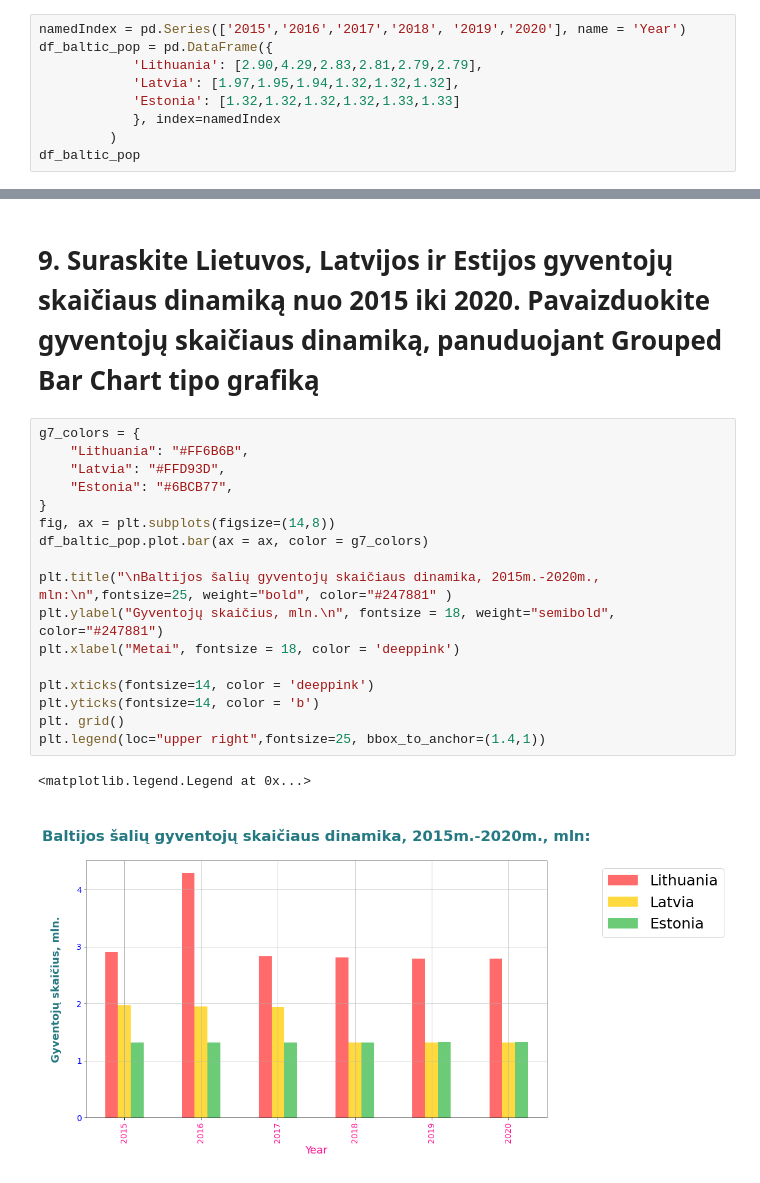
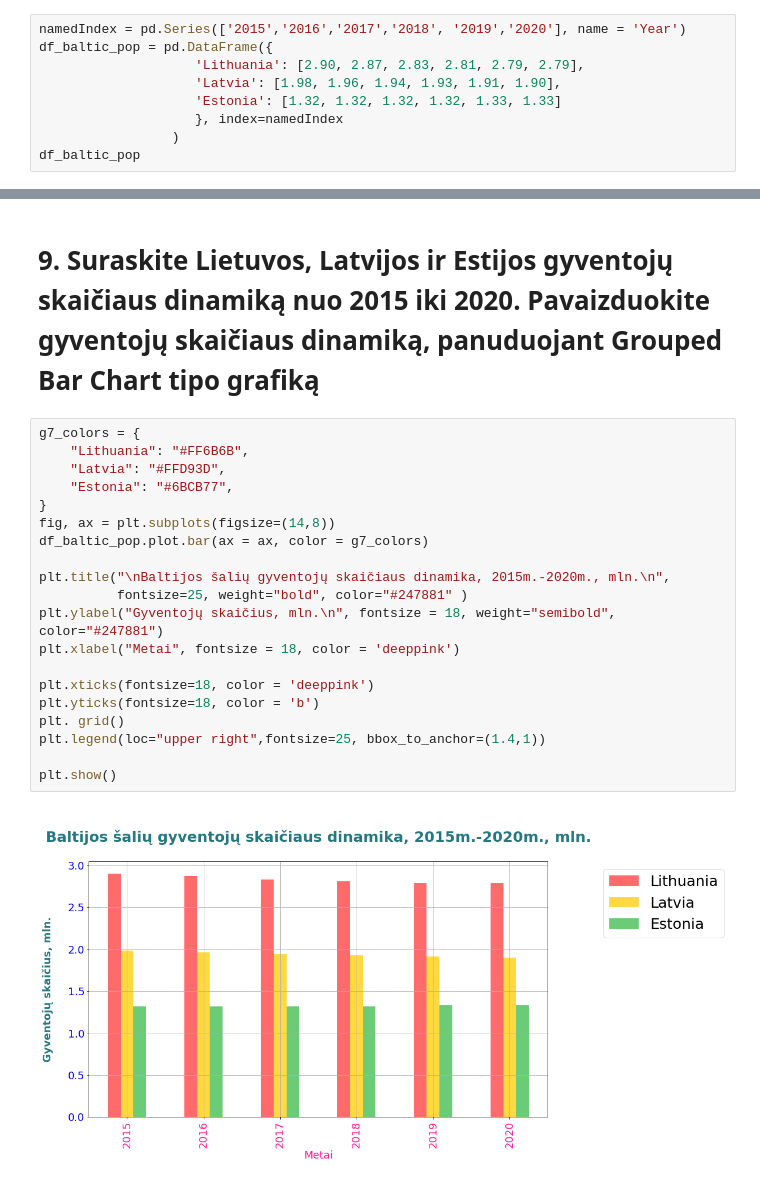
Before and after one commit to surailovaite/Baltic-States-populiation, a Jupyter notebook: Baltijos_salys.ipynb, the cells around one changed output, grey strips where cells are left out. Cells and saved outputs as stored; diff of their text form.

```diff
--- a/Baltijos_salys.ipynb
+++ b/Baltijos_salys.ipynb
@@ -96,11 +113,11 @@ plt.show()
 # %%
 namedIndex = pd.Series(['2015','2016','2017','2018', '2019','2020'], name = 'Year')
 df_baltic_pop = pd.DataFrame({
-            'Lithuania': [2.90,4.29,2.83,2.81,2.79,2.79],
-            'Latvia': [1.97,1.95,1.94,1.32,1.32,1.32],
-            'Estonia': [1.32,1.32,1.32,1.32,1.33,1.33]
-            }, index=namedIndex
-         )
+                    'Lithuania': [2.90, 2.87, 2.83, 2.81, 2.79, 2.79],
+                    'Latvia': [1.98, 1.96, 1.94, 1.93, 1.91, 1.90],
+                    'Estonia': [1.32, 1.32, 1.32, 1.32, 1.33, 1.33]
+                    }, index=namedIndex
+                 )
 df_baltic_pop
 # %% [output]
 |  | Lithuania | Latvia | Estonia |
@@ -132,20 +150,22 @@ plt.show()
 # %%
 g7_colors = {
     "Lithuania": "#FF6B6B",
     "Latvia": "#FFD93D",
     "Estonia": "#6BCB77",
 }
 fig, ax = plt.subplots(figsize=(14,8))
 df_baltic_pop.plot.bar(ax = ax, color = g7_colors)
 
-plt.title("\nBaltijos šalių gyventojų skaičiaus dinamika, 2015m.-2020m., mln:\n",fontsize=25, weight="bold", color="#247881" )
+plt.title("\nBaltijos šalių gyventojų skaičiaus dinamika, 2015m.-2020m., mln.\n",
+          fontsize=25, weight="bold", color="#247881" )
 plt.ylabel("Gyventojų skaičius, mln.\n", fontsize = 18, weight="semibold", color="#247881")
 plt.xlabel("Metai", fontsize = 18, color = 'deeppink')
 
-plt.xticks(fontsize=14, color = 'deeppink')
-plt.yticks(fontsize=14, color = 'b')
+plt.xticks(fontsize=18, color = 'deeppink')
+plt.yticks(fontsize=18, color = 'b')
 plt. grid()
 plt.legend(loc="upper right",fontsize=25, bbox_to_anchor=(1.4,1))
+
+plt.show()
 # %% [output]
-<matplotlib.legend.Legend at 0x...>
-[figure, old version]
+[figure, new version]
```
Also changed, not shown: parts of 5 cells of this notebook.
